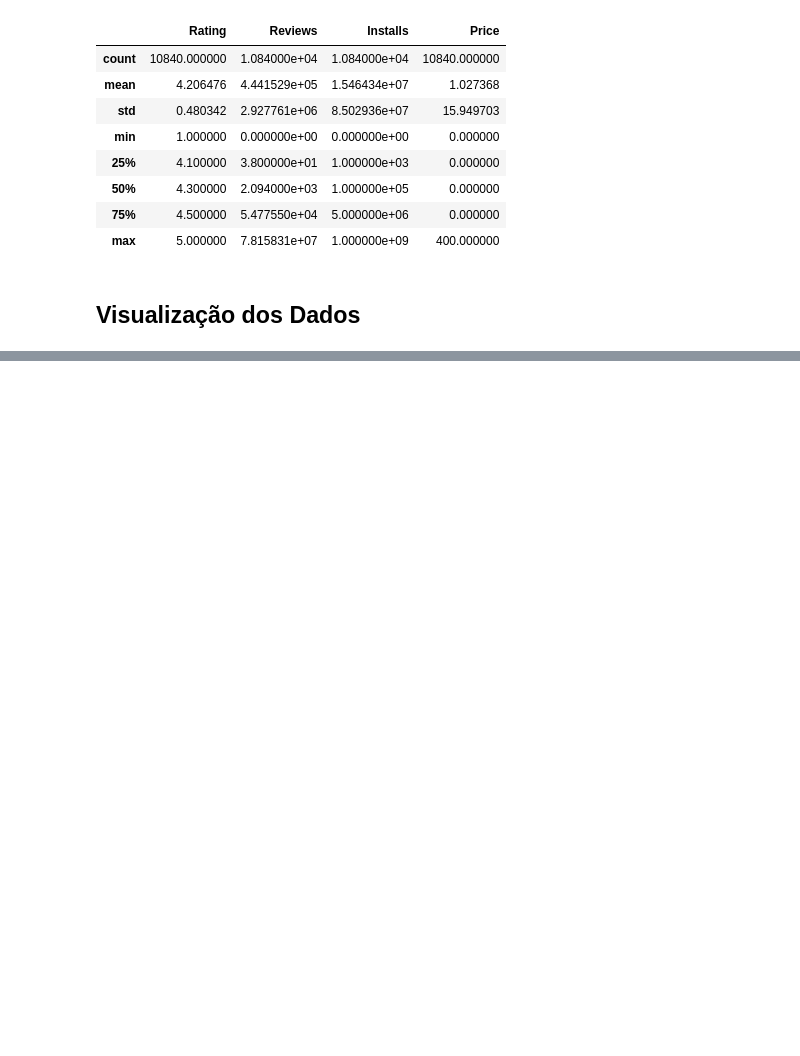
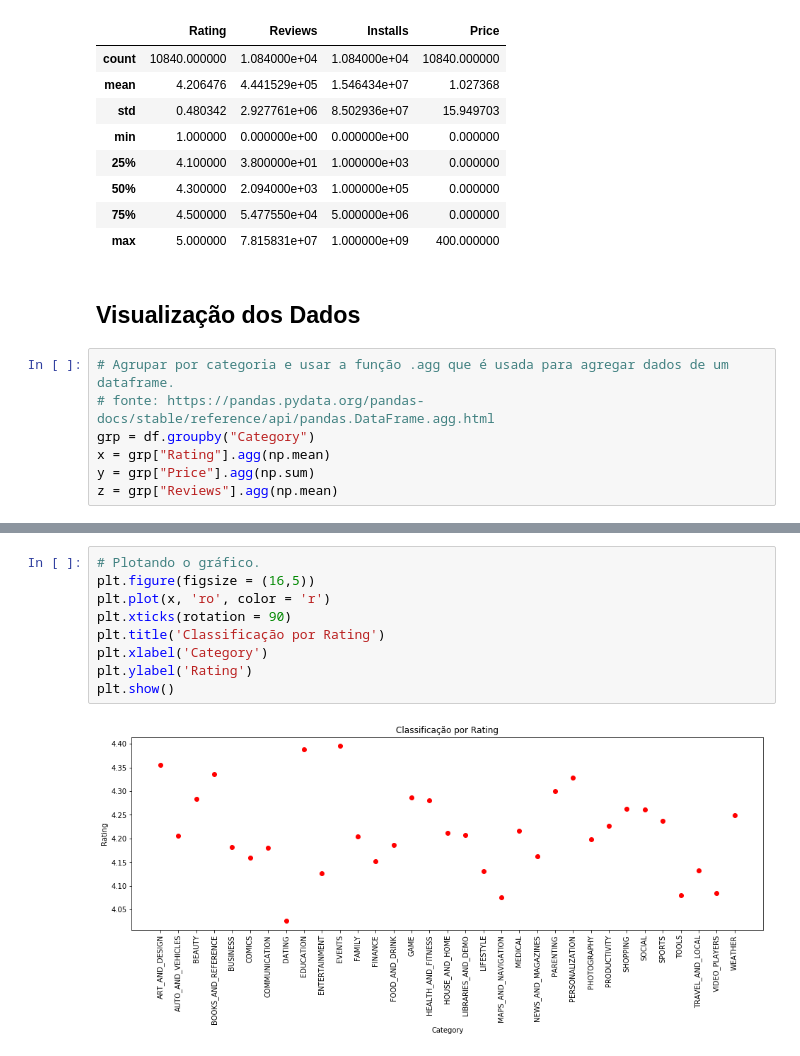
Before and after one commit to vinibeni28/Google-Play-Store-Rating-DataAnalysis, a Jupyter notebook: Prediction of Google Play Store Apps Rating.ipynb, the cells around one changed output, grey strips where cells are left out. Drawn from its saved outputs; the diff is of its cells as text; blank space fills up the shorter version.

Commit message:
Visualização dos Dados e Conclusão

```diff
--- a/Prediction of Google Play Store Apps Rating.ipynb
+++ b/Prediction of Google Play Store Apps Rating.ipynb
@@ -292,3 +303,10 @@ df.describe()
 | max | 5.000000 | 7.815831e+07 | 1.000000e+09 | 400.000000 |
 # %% [markdown]
 ## Visualização dos Dados
+# %%
+# Agrupar por categoria e usar a função .agg que é usada para agregar dados de um dataframe.
+# fonte: https://pandas.pydata.org/pandas-docs/stable/reference/api/pandas.DataFrame.agg.html
+grp = df.groupby("Category")
+x = grp["Rating"].agg(np.mean)
+y = grp["Price"].agg(np.sum)
+z = grp["Reviews"].agg(np.mean)
@@ -294,0 +376,11 @@ df.describe()
+# %%
+# Plotando o gráfico.
+plt.figure(figsize = (16,5))
+plt.plot(x, 'ro', color = 'r')
+plt.xticks(rotation = 90)
+plt.title('Classificação por Rating')
+plt.xlabel('Category')
+plt.ylabel('Rating')
+plt.show()
+# %% [output]
+[figure, added]
```
Also changed, not shown: parts of 9 cells of this notebook.
